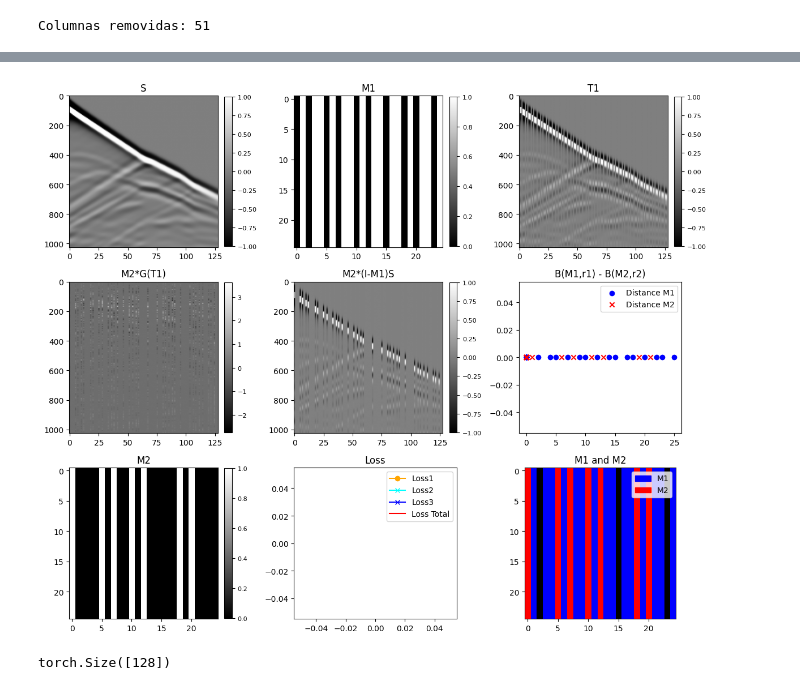
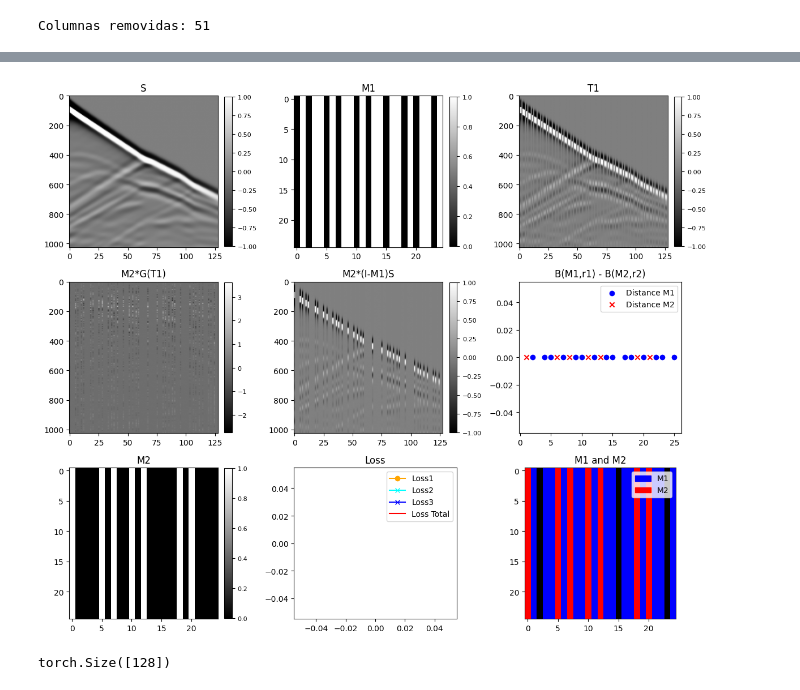
Before and after one commit to Anagabrielamantilla/ContinuousAcquisition, a Jupyter notebook: test.ipynb, the cells around one changed output, grey strips where cells are left out. Saved outputs shown, nothing was run; the diff lists cells and outputs as text; code cells hidden in the pictures.

```diff
--- a/test.ipynb
+++ b/test.ipynb
@@ -72,21 +72,3 @@ for epoch in trange(epochs, desc="Entrenamiento"):
 Maximum value of S tensor(1.)
 Minimum value of S tensor(-1.)
 Columnas removidas: 51
-# %%
-def binary_distance(M1, M2):
-    receivers_coordinates = torch.arange(1,129).to(device)
-    fila_M1 = M1[0, 0, 0, :]
-    fila_M2 = M2[0, 0, 0, :]
-    print(fila_M1)
-    print(fila_M2)
-
-    coord_M1 = fila_M1*receivers_coordinates
-    coord_M2 = fila_M2*receivers_coordinates
-
-    print(coord_M1)
-    print(coord_M2)
-    print(receivers_coordinates)
-
-    return coord_M1, coord_M2
-
-distance_m1, distance_m2 = binary_distance(batch_M1, M2)
@@ -128,10 +92,18 @@ imshow_with_colorbar(ax[1, 0], first_term[b0, 0].detach().cpu().numpy(), 'M2*G(T
 imshow_with_colorbar(ax[1, 1], second_term[b0, 0].detach().cpu().numpy(), 'M2*(I-M1)S')
 imshow_with_colorbar(ax[2, 0], M2[b0, 0, :25, :25].detach().cpu().numpy(), 'M2')
 
+x1 = distance_m1.detach().cpu()[:25]
+x2 = distance_m2.detach().cpu()[:25]
+
+x1_nonzero = x1[x1 != 0]
+x2_nonzero = x2[x2 != 0]
+
+y1 = np.zeros_like(x1_nonzero)
+y2 = np.zeros_like(x2_nonzero)
 
 # Distancia entre máscaras
-ax[1, 2].scatter(distance_m1.detach().cpu()[:25],np.zeros((128))[:25], label='Distance M1', marker='o', color='blue')
-ax[1, 2].scatter(distance_m2.detach().cpu()[:25],np.zeros((128))[:25], label='Distance M2', marker='x', color='red')
+ax[1, 2].scatter(x1_nonzero,y1, label='Distance M1', marker='o', color='blue')
+ax[1, 2].scatter(x2_nonzero,y2, label='Distance M2', marker='x', color='red')
 #ax[1, 2].plot(abs(distance_m1.detach().cpu() - distance_m2.detach().cpu()), color='purple', label='|Dist M1 - M2|')
 ax[1, 2].set_title('B(M1,r1) - B(M2,r2)')
 ax[1, 2].legend()
@@ -145,34 +117,34 @@ ax[2, 1].set_title('Loss')
 ax[2, 1].legend()
 
 mask1 = batch_M1[b0, 0, :25, :25].cpu().numpy()
 mask2 = M2[b0, 0, :25, :25].detach().cpu().numpy()
 
 # Máscaras para visualización: solo los unos visibles
 mask1_vis = np.ma.masked_where(mask1 == 0, mask1)
 mask2_vis = np.ma.masked_where(mask2 == 0, mask2)
 
 # Colormaps personalizados (puedes ajustar los colores si lo deseas)
 cm1 = mpl.colors.ListedColormap(['blue', 'black'])    # M1 en rojo
 cm2 = mpl.colors.ListedColormap(['red', 'black'])  # M2 en verde
 
 # Fondo negro
 ax[2, 2].set_title('M1 and M2')
 ax[2, 2].imshow(np.zeros_like(mask1), cmap='gray', interpolation='nearest')
 # M1 en rojo semi-transparente
 ax[2, 2].imshow(mask1_vis, cmap=cm1, interpolation='nearest')
 # M2 en verde semi-transparente
 ax[2, 2].imshow(mask2_vis, cmap=cm2, interpolation='nearest')
 
 blue_patch = mpatches.Patch(color='blue', label='M1')
 red_patch = mpatches.Patch(color='red', label='M2')
 ax[2, 2].legend(handles=[blue_patch, red_patch], loc='upper right')
 
 
 plt.tight_layout()
 plt.show(fig)
 plt.close(fig)
 # %% [output]
-[figure, old version]
+[figure, new version]
 # %%
 receivers_coordinates = torch.arange(1,129)
 # %% [output]
```
Also changed, not shown: parts of 1 cell of this notebook, 1 other file.
